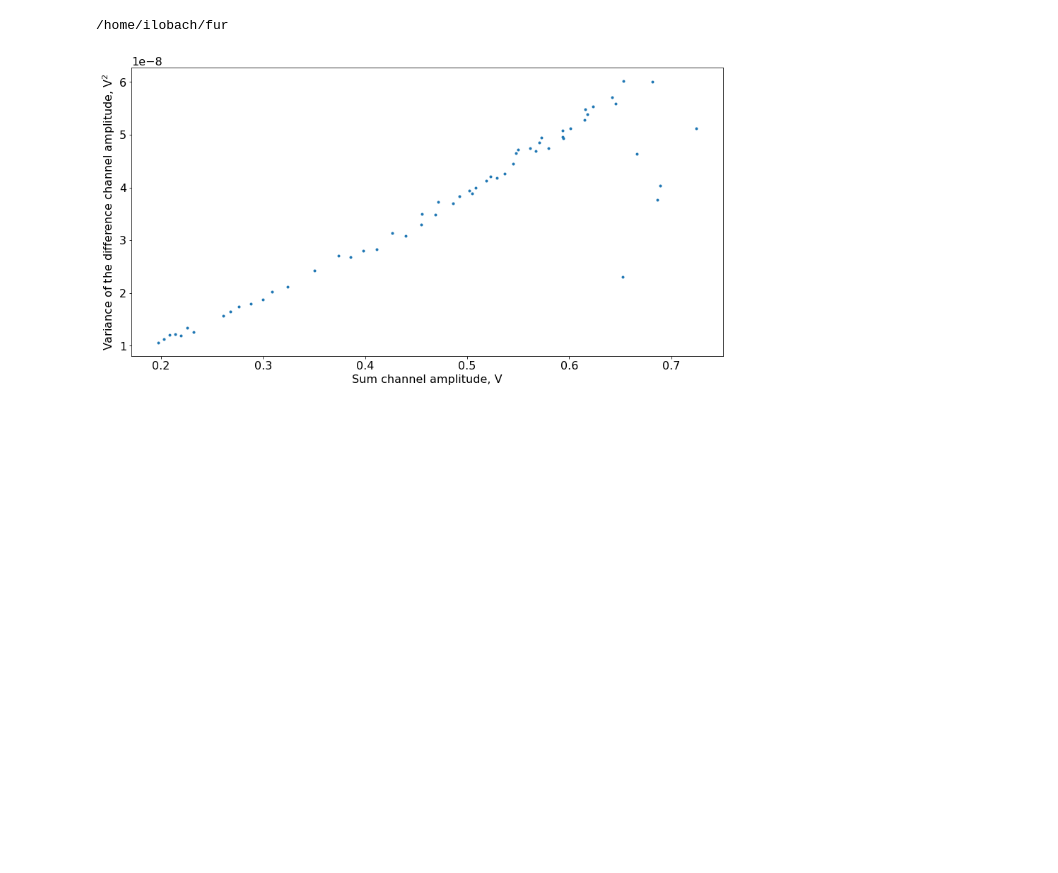
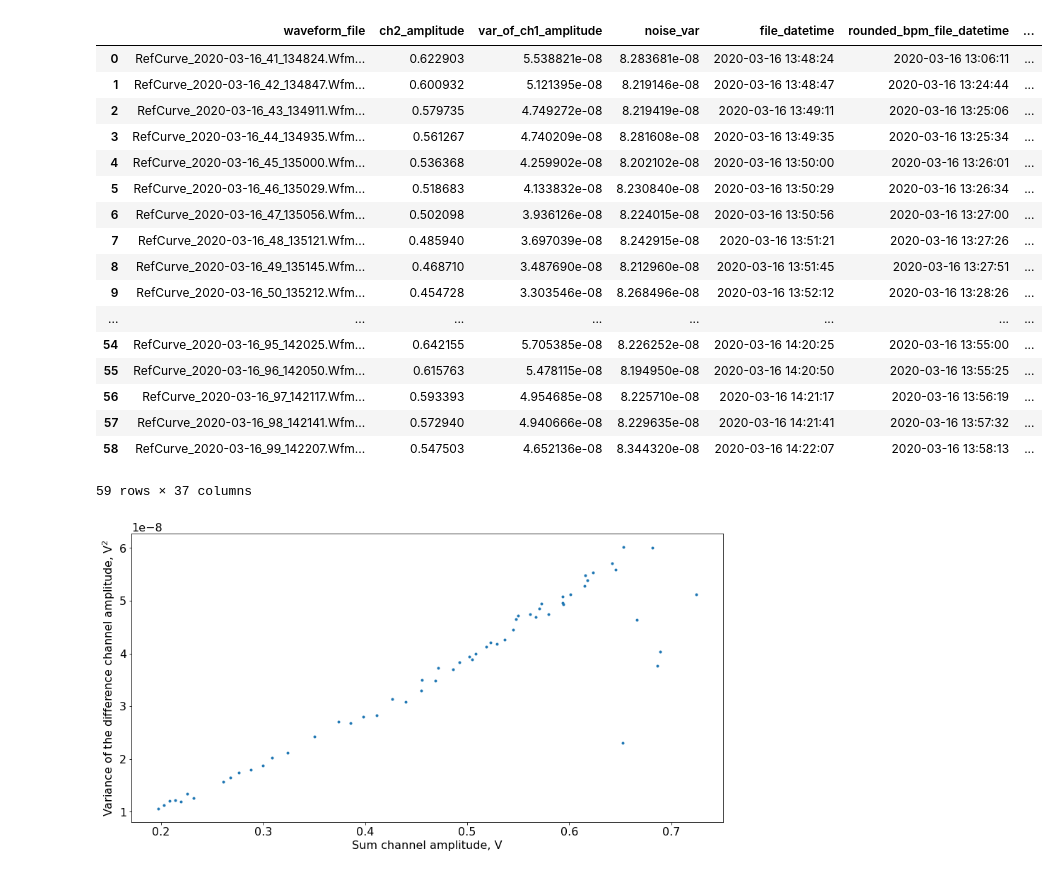
Before and after one commit to IharLobach/fur, a Jupyter notebook: shifts/shift_03_16_2020/comb_filter_no_nd_filters_ROUND_data_03_16_2020.ipynb, the cells around one changed output. Saved outputs shown, nothing was run; the diff lists cells and outputs as text; code cells hidden in the pictures; blank space fills up the shorter version.

```diff
--- a/shifts/shift_03_16_2020/comb_filter_no_nd_filters_ROUND_data_03_16_2020.ipynb
+++ b/shifts/shift_03_16_2020/comb_filter_no_nd_filters_ROUND_data_03_16_2020.ipynb
@@ -1,27 +1,27 @@
 # %%
-%cd ~/fur/
 import numpy as np
 import scipy.signal
 from scipy.optimize import minimize
 from datetime import datetime
 from fur.one_data_set_analyzer import analyze_one_dataset
+import numpy as np
 import pandas as pd
 from sklearn import linear_model
 import matplotlib.pyplot as plt
-from datetime import datetime
 plt.rcParams['figure.figsize'] = [15, 7.5]
 plt.rcParams.update({'font.size': 16,'legend.fontsize':16})
 import seaborn as sns
 import sys
 import os
-import fur.path_assistant as path_assistant
-from fur.waveform_reader import read_waveform
-from fur.finding_period import get_period
-from fur.fluctuations import get_fluctiation_and_noise_var
-shift_03_16_2020 = path_assistant.PathAssistant('shift_03_16_2020',
+from fur.path_assistant import PathAssistant
+shift = PathAssistant('shift_03_16_2020',
     ignore_files=['RefCurve_2020-03-16_0_084020_test.Wfm.bin'])
-#shift_03_09_2020.show_waveform_file_names()
-waveforms_dir = shift_03_16_2020.get_waveforms_dir()
-results_dir = shift_03_16_2020.get_results_dir()
+results_dir = shift.get_results_dir()
+from fur.extending_with_acnet_data import get_fluctuations_df_with_acnet_data
+fluctuations_df = get_fluctuations_df_with_acnet_data(
+    shift,
+    "res_df_comb_filter_no_nd_filters_ROUND_data_03_16_2020.csv",
+    "IOTA_1NL_100MeV_v8.6.1.4.6ds_data.txt"
+)
+from config import get_from_config
+res_df = fluctuations_df
-# %% [output]
-/home/ilobach/fur
@@ -43,3 +28,24 @@ res_df = pd.read_csv(results_dir.fi("res_df_"+base_name+".csv"))
+# %%
+fluctuations_df
+# %% [output]
+|  | waveform_file | ch2_amplitude | var_of_ch1_amplitude | noise_var | file_datetime | rounded_bpm_file_datetime | ... |
+| 0 | RefCurve_2020-03-16_41_134824.Wfm... | 0.622903 | 5.538821e-08 | 8.283681e-08 | 2020-03-16 13:48:24 | 2020-03-16 13:06:11 | ... |
+| 1 | RefCurve_2020-03-16_42_134847.Wfm... | 0.600932 | 5.121395e-08 | 8.219146e-08 | 2020-03-16 13:48:47 | 2020-03-16 13:24:44 | ... |
+| 2 | RefCurve_2020-03-16_43_134911.Wfm... | 0.579735 | 4.749272e-08 | 8.219419e-08 | 2020-03-16 13:49:11 | 2020-03-16 13:25:06 | ... |
+| 3 | RefCurve_2020-03-16_44_134935.Wfm... | 0.561267 | 4.740209e-08 | 8.281608e-08 | 2020-03-16 13:49:35 | 2020-03-16 13:25:34 | ... |
+| 4 | RefCurve_2020-03-16_45_135000.Wfm... | 0.536368 | 4.259902e-08 | 8.202102e-08 | 2020-03-16 13:50:00 | 2020-03-16 13:26:01 | ... |
+| 5 | RefCurve_2020-03-16_46_135029.Wfm... | 0.518683 | 4.133832e-08 | 8.230840e-08 | 2020-03-16 13:50:29 | 2020-03-16 13:26:34 | ... |
+| 6 | RefCurve_2020-03-16_47_135056.Wfm... | 0.502098 | 3.936126e-08 | 8.224015e-08 | 2020-03-16 13:50:56 | 2020-03-16 13:27:00 | ... |
+| 7 | RefCurve_2020-03-16_48_135121.Wfm... | 0.485940 | 3.697039e-08 | 8.242915e-08 | 2020-03-16 13:51:21 | 2020-03-16 13:27:26 | ... |
+| 8 | RefCurve_2020-03-16_49_135145.Wfm... | 0.468710 | 3.487690e-08 | 8.212960e-08 | 2020-03-16 13:51:45 | 2020-03-16 13:27:51 | ... |
+| 9 | RefCurve_2020-03-16_50_135212.Wfm... | 0.454728 | 3.303546e-08 | 8.268496e-08 | 2020-03-16 13:52:12 | 2020-03-16 13:28:26 | ... |
+| ... | ... | ... | ... | ... | ... | ... | ... |
+| 54 | RefCurve_2020-03-16_95_142025.Wfm... | 0.642155 | 5.705385e-08 | 8.226252e-08 | 2020-03-16 14:20:25 | 2020-03-16 13:55:00 | ... |
+| 55 | RefCurve_2020-03-16_96_142050.Wfm... | 0.615763 | 5.478115e-08 | 8.194950e-08 | 2020-03-16 14:20:50 | 2020-03-16 13:55:25 | ... |
+| 56 | RefCurve_2020-03-16_97_142117.Wfm... | 0.593393 | 4.954685e-08 | 8.225710e-08 | 2020-03-16 14:21:17 | 2020-03-16 13:56:19 | ... |
+| 57 | RefCurve_2020-03-16_98_142141.Wfm... | 0.572940 | 4.940666e-08 | 8.229635e-08 | 2020-03-16 14:21:41 | 2020-03-16 13:57:32 | ... |
+| 58 | RefCurve_2020-03-16_99_142207.Wfm... | 0.547503 | 4.652136e-08 | 8.344320e-08 | 2020-03-16 14:22:07 | 2020-03-16 13:58:13 | ... |
+59 rows × 37 columns
 # %%
 plt.plot(res_df["ch2_amplitude"],res_df["var_of_ch1_amplitude"] ,'.')
 plt.xlabel("Sum channel amplitude, V")
```
Also changed, not shown: parts of 6 cells of this notebook, 46 other files.
